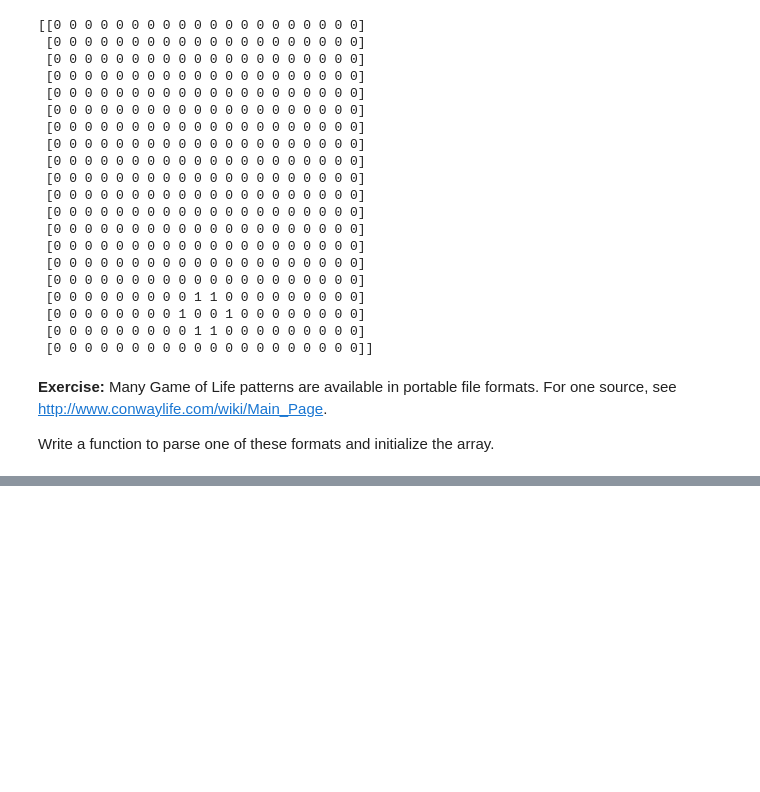
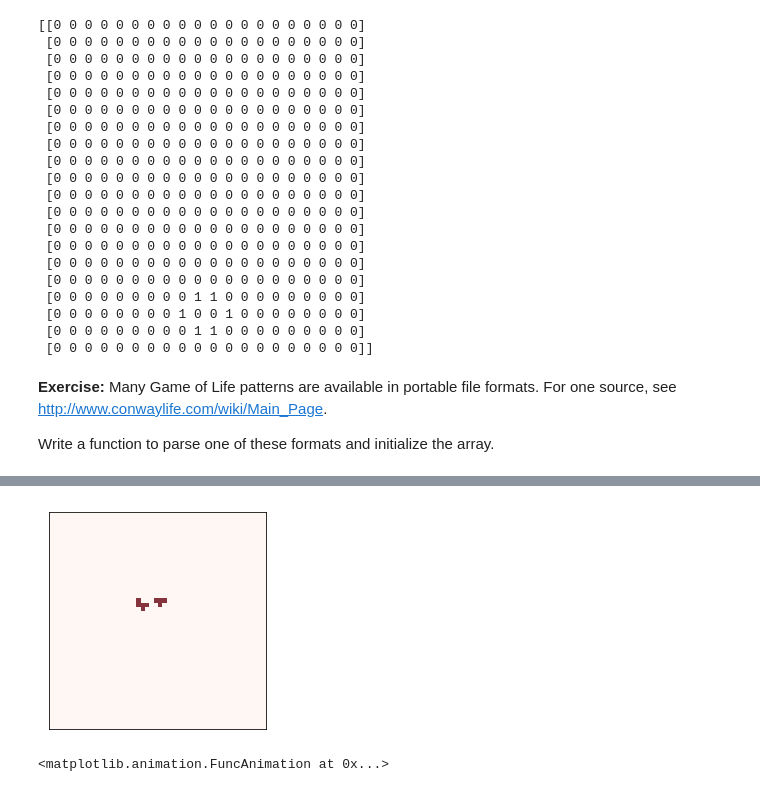
Before and after one commit to DuncanDHall/ThinkComplexity2, a Jupyter notebook: code/chap06mine.ipynb, the cells around one changed output, grey strips where cells are left out. Cells and saved outputs as stored; diff of their text form; code cells hidden in the pictures; blank space fills up the shorter version.

```diff
--- a/code/chap06mine.ipynb
+++ b/code/chap06mine.ipynb
@@ -424,0 +509,8 @@ array([[0, 1, 0, 1, 1, 1, 0, 1, 0, 0],
+# %%
+anim = viewer.animate(frames=100, interval=100)
+# %% [output]
+[figure, added]
+# %%
+anim
+# %% [output]
+<matplotlib.animation.FuncAnimation at 0x...>
```
Also changed, not shown: parts of 25 cells of this notebook, 1 other file.
